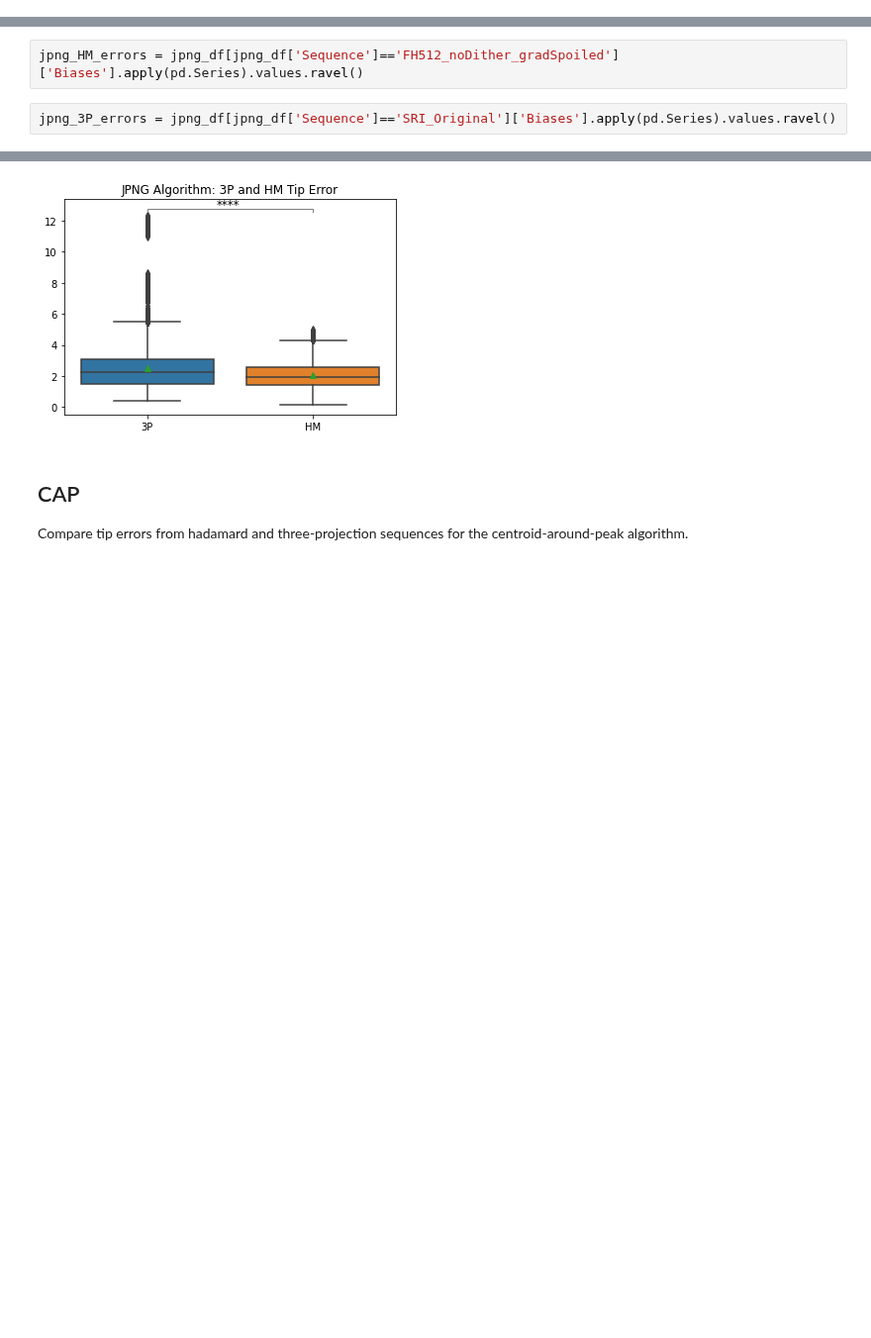
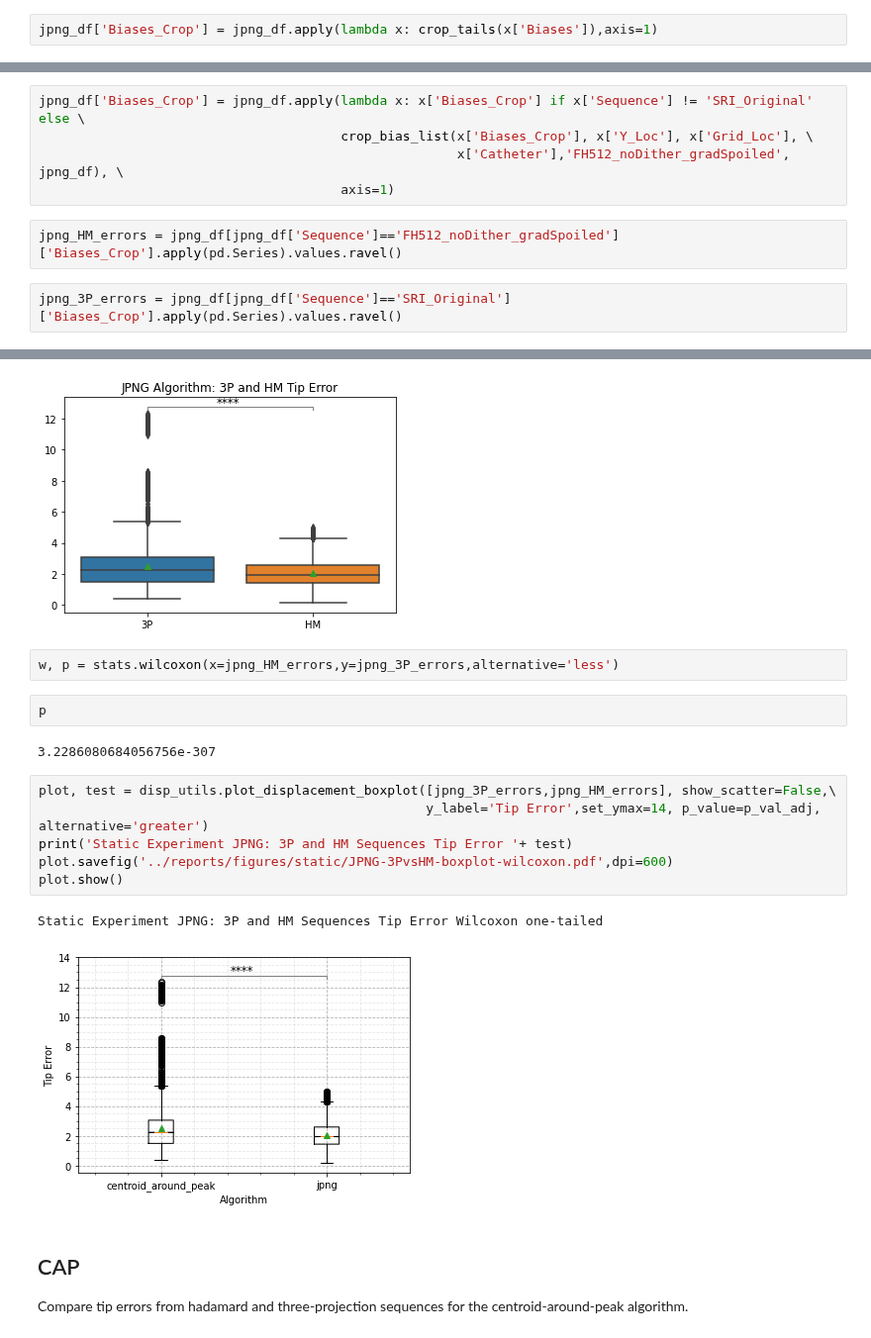
Before and after one commit to WrightGroupSRI/mr-tracking-analysis, a Jupyter notebook: Static_Tracking/static_tracking_heatmaps.ipynb, the cells around one changed output, grey strips where cells are left out. Shown at 99% size. Drawn from its saved outputs; the diff is of its cells as text; blank space fills up the shorter version.

```diff
--- a/Static_Tracking/static_tracking_heatmaps.ipynb
+++ b/Static_Tracking/static_tracking_heatmaps.ipynb
@@ -339,0 +394,2 @@ jpng_df = agg_df[agg_df['Algorithm']=='jpng']
+# %%
+jpng_df['Biases_Crop'] = jpng_df.apply(lambda x: crop_tails(x['Biases']),axis=1)
@@ -340,4 +398,9 @@ jpng_df = agg_df[agg_df['Algorithm']=='jpng']
+# %%
+jpng_df['Biases_Crop'] = jpng_df.apply(lambda x: x['Biases_Crop'] if x['Sequence'] != 'SRI_Original' else \
+                                       crop_bias_list(x['Biases_Crop'], x['Y_Loc'], x['Grid_Loc'], \
+                                                      x['Catheter'],'FH512_noDither_gradSpoiled', jpng_df), \
+                                       axis=1)
 # %%
-jpng_HM_errors = jpng_df[jpng_df['Sequence']=='FH512_noDither_gradSpoiled']['Biases'].apply(pd.Series).values.ravel()
+jpng_HM_errors = jpng_df[jpng_df['Sequence']=='FH512_noDither_gradSpoiled']['Biases_Crop'].apply(pd.Series).values.ravel()
 # %%
-jpng_3P_errors = jpng_df[jpng_df['Sequence']=='SRI_Original']['Biases'].apply(pd.Series).values.ravel()
+jpng_3P_errors = jpng_df[jpng_df['Sequence']=='SRI_Original']['Biases_Crop'].apply(pd.Series).values.ravel()
@@ -394,6 +470,21 @@ plt.show()
 # %% [output]
 Static Experiment JPNG Algorithm: 3P and HM Tip Error
 [figure]
+# %%
+w, p = stats.wilcoxon(x=jpng_HM_errors,y=jpng_3P_errors,alternative='less')
+# %%
+p
+# %% [output]
+3.2286080684056756e-307
+# %%
+plot, test = disp_utils.plot_displacement_boxplot([jpng_3P_errors,jpng_HM_errors], show_scatter=False,\
+                                                  y_label='Tip Error',set_ymax=14, p_value=p_val_adj, alternative='greater')
+print('Static Experiment JPNG: 3P and HM Sequences Tip Error '+ test)
+plot.savefig('../reports/figures/static/JPNG-3PvsHM-boxplot-wilcoxon.pdf',dpi=600)
+plot.show()
+# %% [output]
+Static Experiment JPNG: 3P and HM Sequences Tip Error Wilcoxon one-tailed
+[figure, added]
 # %% [markdown]
 ## CAP
 Compare tip errors from hadamard and three-projection sequences for the centroid-around-peak algorithm.
```
Also changed, not shown: parts of 42 cells of this notebook, 1 other file.
